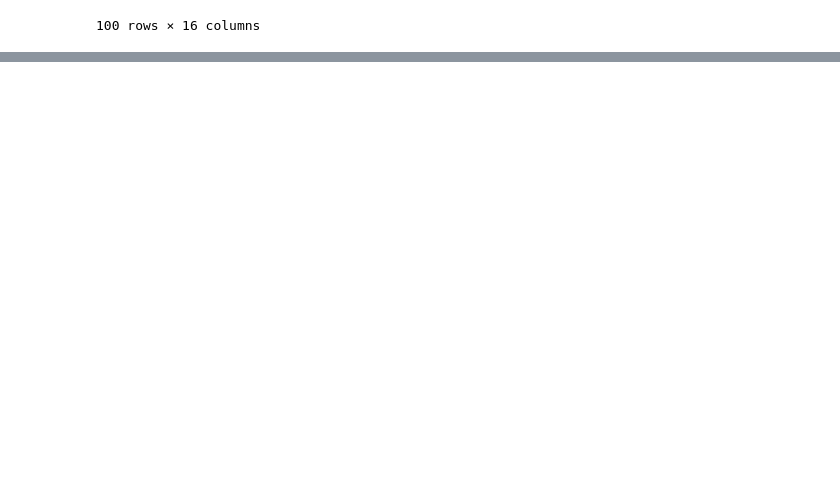
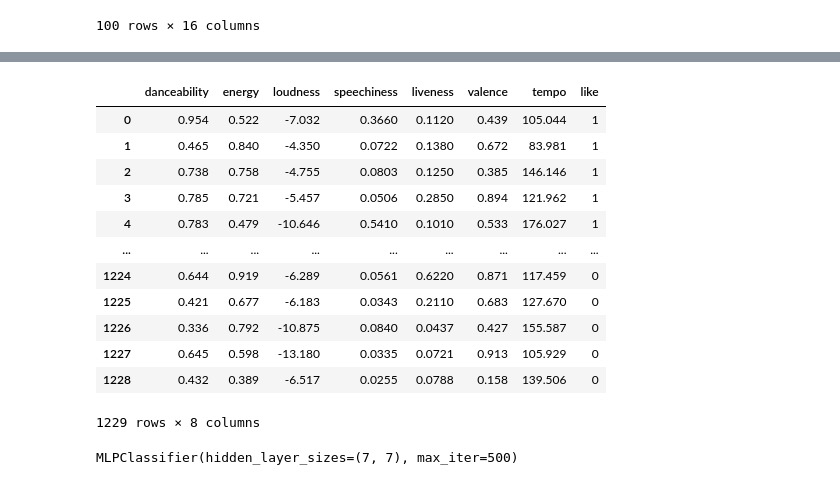
Before and after one commit to alexmak001/Spotify-Music-Predictions, a Jupyter notebook: Spotify Predictor.ipynb, the cells around one changed output, grey strips where cells are left out. Cells and saved outputs as stored; diff of their text form; code cells hidden in the pictures; blank space fills up the shorter version.

```diff
--- a/Spotify Predictor.ipynb
+++ b/Spotify Predictor.ipynb
@@ -105,0 +153,18 @@ Name: like, dtype: int64
+# %%
+data = finalDF[["danceability","energy","loudness","speechiness","liveness","valence","tempo","like"]]
+data["like"] = data["like"].apply(lambda x: int(x))
+data
+# %% [output]
+|  | danceability | energy | loudness | speechiness | liveness | valence | tempo | like |
+| 0 | 0.954 | 0.522 | -7.032 | 0.3660 | 0.1120 | 0.439 | 105.044 | 1 |
+| 1 | 0.465 | 0.840 | -4.350 | 0.0722 | 0.1380 | 0.672 | 83.981 | 1 |
+| 2 | 0.738 | 0.758 | -4.755 | 0.0803 | 0.1250 | 0.385 | 146.146 | 1 |
+| 3 | 0.785 | 0.721 | -5.457 | 0.0506 | 0.2850 | 0.894 | 121.962 | 1 |
+| 4 | 0.783 | 0.479 | -10.646 | 0.5410 | 0.1010 | 0.533 | 176.027 | 1 |
+| ... | ... | ... | ... | ... | ... | ... | ... | ... |
+| 1224 | 0.644 | 0.919 | -6.289 | 0.0561 | 0.6220 | 0.871 | 117.459 | 0 |
+| 1225 | 0.421 | 0.677 | -6.183 | 0.0343 | 0.2110 | 0.683 | 127.670 | 0 |
+| 1226 | 0.336 | 0.792 | -10.875 | 0.0840 | 0.0437 | 0.427 | 155.587 | 0 |
+| 1227 | 0.645 | 0.598 | -13.180 | 0.0335 | 0.0721 | 0.913 | 105.929 | 0 |
+| 1228 | 0.432 | 0.389 | -6.517 | 0.0255 | 0.0788 | 0.158 | 139.506 | 0 |
+1229 rows × 8 columns
@@ -105,0 +181,6 @@ Name: like, dtype: int64
+# %%
+#Making and training the model
+mlpc = MLPClassifier(hidden_layer_sizes=(7,7), max_iter=500)
+mlpc.fit(x_train, y_train)
+# %% [output]
+MLPClassifier(hidden_layer_sizes=(7, 7), max_iter=500)
```
Also changed, not shown: parts of 12 cells of this notebook.
